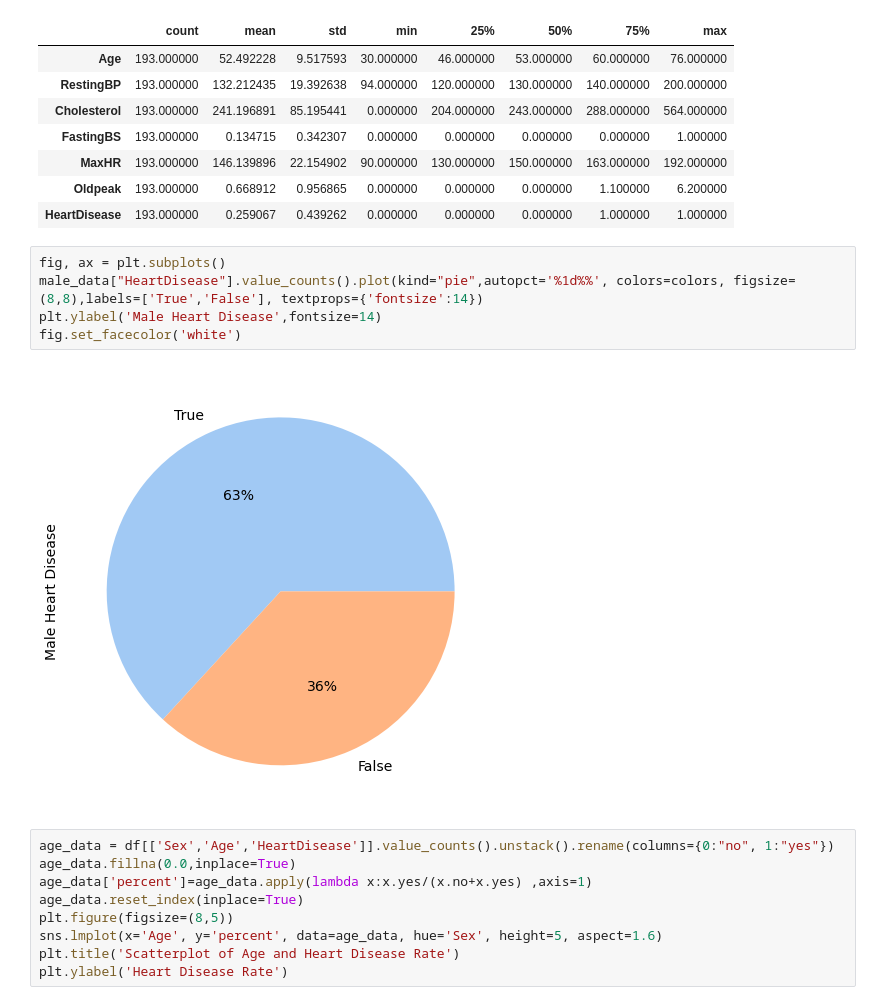
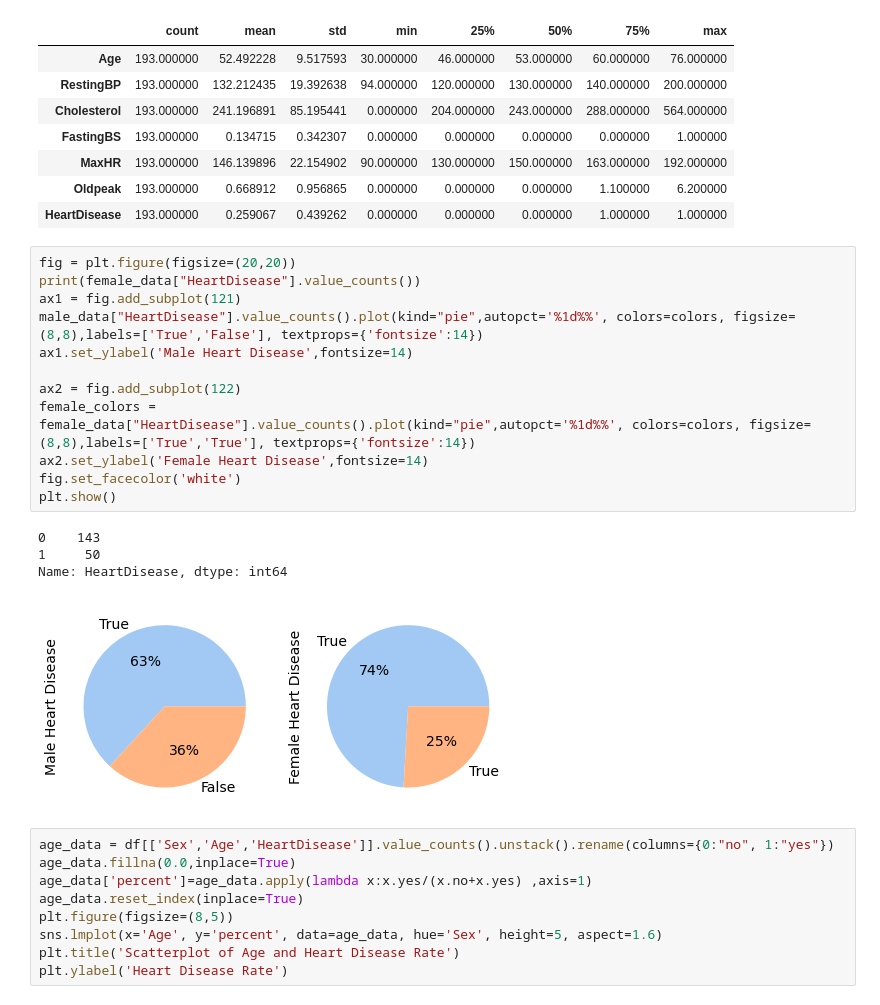
Before and after one commit to rskpdev/ECE-143-Project, a Jupyter notebook: notebooks/ece143project_1.ipynb, the cells around one changed output. Cells and saved outputs as stored; diff of their text form.

```diff
--- a/notebooks/ece143project_1.ipynb
+++ b/notebooks/ece143project_1.ipynb
@@ -248,12 +248,23 @@ female_data.describe().T.style.background_gradient(subset=['mean', 'std','max'],
 | Oldpeak | 193.000000 | 0.668912 | 0.956865 | 0.000000 | 0.000000 | 0.000000 | 1.100000 | 6.200000 |
 | HeartDisease | 193.000000 | 0.259067 | 0.439262 | 0.000000 | 0.000000 | 0.000000 | 1.000000 | 1.000000 |
 # %%
-fig, ax = plt.subplots()
+fig = plt.figure(figsize=(20,20))
+print(female_data["HeartDisease"].value_counts())
+ax1 = fig.add_subplot(121)
 male_data["HeartDisease"].value_counts().plot(kind="pie",autopct='%1d%%', colors=colors, figsize=(8,8),labels=['True','False'], textprops={'fontsize':14})
-plt.ylabel('Male Heart Disease',fontsize=14)
+ax1.set_ylabel('Male Heart Disease',fontsize=14)
+
+ax2 = fig.add_subplot(122)
+female_colors =
+female_data["HeartDisease"].value_counts().plot(kind="pie",autopct='%1d%%', colors=colors, figsize=(8,8),labels=['True','True'], textprops={'fontsize':14})
+ax2.set_ylabel('Female Heart Disease',fontsize=14)
 fig.set_facecolor('white')
+plt.show()
 # %% [output]
+0    143
+1     50
+Name: HeartDisease, dtype: int64
-[figure, old version]
+[figure, new version]
 # %%
 age_data = df[['Sex','Age','HeartDisease']].value_counts().unstack().rename(columns={0:"no", 1:"yes"})
 age_data.fillna(0.0,inplace=True)
```
Also changed, not shown: parts of 1 cell of this notebook.
